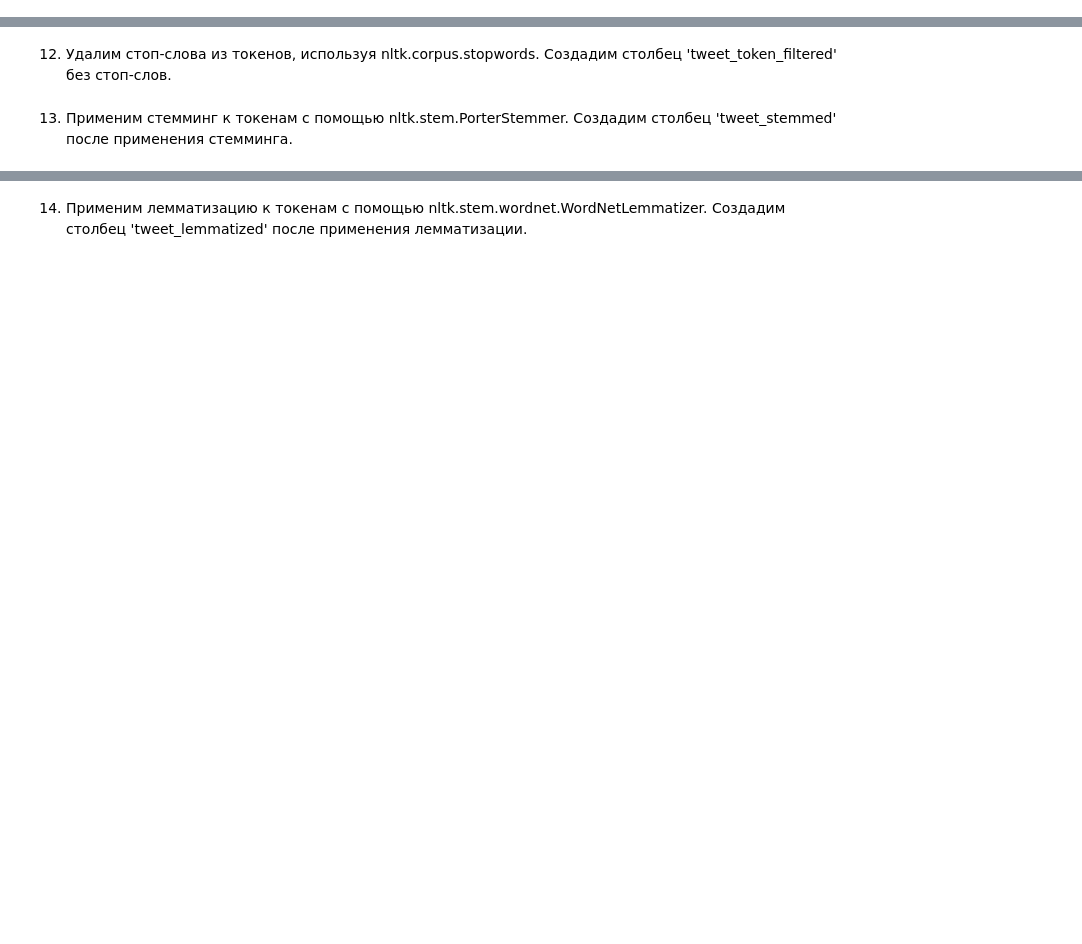
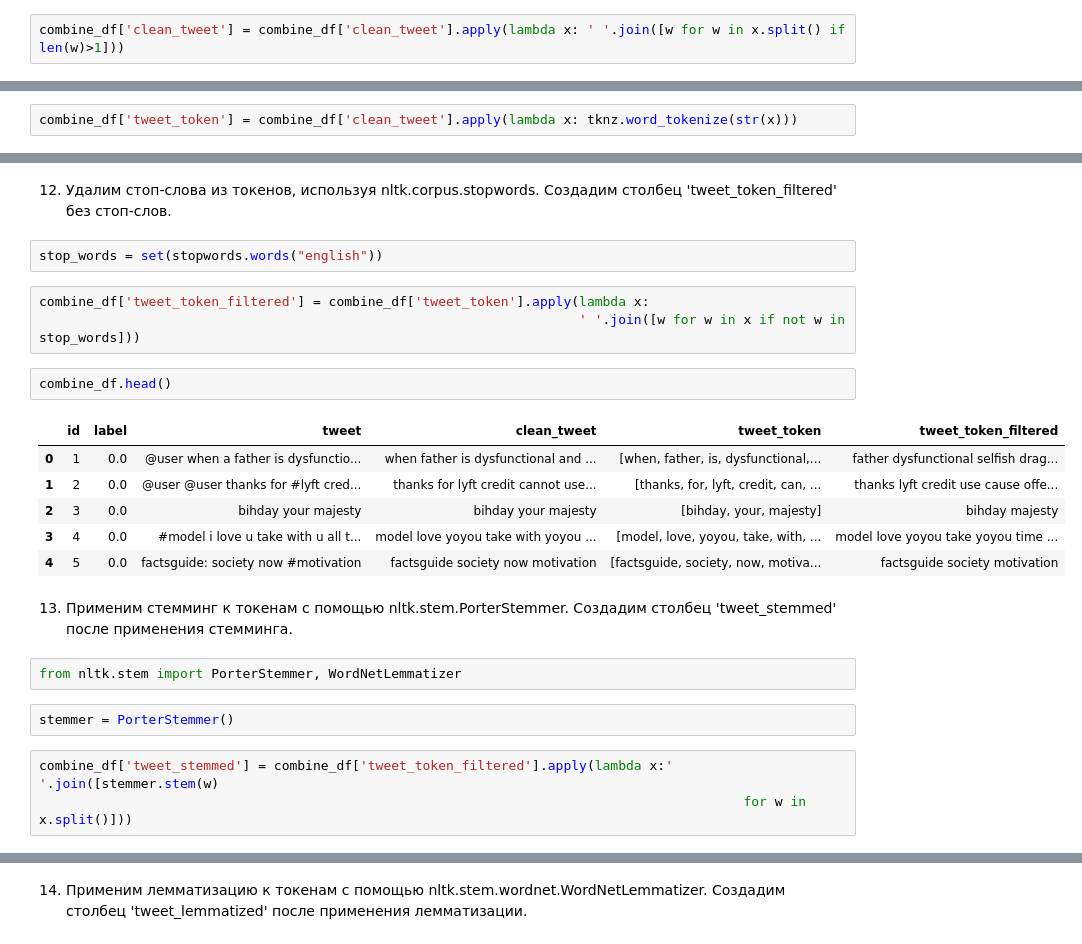
Before and after one commit to juliazhigaryova/NLP, a Jupyter notebook: hw_lesson_1.ipynb, the cells around one changed output, grey strips where cells are left out. Saved outputs shown, nothing was run; the diff lists cells and outputs as text; blank space fills up the shorter version.

```diff
--- a/hw_lesson_1.ipynb
+++ b/hw_lesson_1.ipynb
@@ -443,2 +498,4 @@ I cannot to be don't best nlp specialist in Russia I can't to be do not best nlp
 # %% [markdown]
 10. Удалим из текста слова длиной в 1 символ, используя ' '.join([w for w in x.split() if len(w)>1])
+# %%
+combine_df['clean_tweet'] = combine_df['clean_tweet'].apply(lambda x: ' '.join([w for w in x.split() if len(w)>1]))
@@ -445,2 +511,4 @@ I cannot to be don't best nlp specialist in Russia I can't to be do not best nlp
 # %% [markdown]
 11. Поделим твиты на токены с помощью nltk.tokenize.word_tokenize, создав новый столбец 'tweet_token'.
+# %%
+combine_df['tweet_token'] = combine_df['clean_tweet'].apply(lambda x: tknz.word_tokenize(str(x)))
@@ -447,4 +524,25 @@ I cannot to be don't best nlp specialist in Russia I can't to be do not best nlp
 # %% [markdown]
 12. Удалим стоп-слова из токенов, используя nltk.corpus.stopwords. Создадим столбец 'tweet_token_filtered' без стоп-слов.
+# %%
+stop_words = set(stopwords.words("english"))
+# %%
+combine_df['tweet_token_filtered'] = combine_df['tweet_token'].apply(lambda x:
+                                                                     ' '.join([w for w in x if not w in stop_words]))
+# %%
+combine_df.head()
+# %% [output]
+|  | id | label | tweet | clean_tweet | tweet_token | tweet_token_filtered |
+| 0 | 1 | 0.0 | @user when a father is dysfunctio... | when father is dysfunctional and ... | [when, father, is, dysfunctional,... | father dysfunctional selfish drag... |
+| 1 | 2 | 0.0 | @user @user thanks for #lyft cred... | thanks for lyft credit cannot use... | [thanks, for, lyft, credit, can, ... | thanks lyft credit use cause offe... |
+| 2 | 3 | 0.0 | bihday your majesty | bihday your majesty | [bihday, your, majesty] | bihday majesty |
+| 3 | 4 | 0.0 | #model i love u take with u all t... | model love yoyou take with yoyou ... | [model, love, yoyou, take, with, ... | model love yoyou take yoyou time ... |
+| 4 | 5 | 0.0 | factsguide: society now #motivation | factsguide society now motivation | [factsguide, society, now, motiva... | factsguide society motivation |
 # %% [markdown]
 13. Применим стемминг к токенам с помощью nltk.stem.PorterStemmer. Создадим столбец 'tweet_stemmed' после применения стемминга.
+# %%
+from nltk.stem import PorterStemmer, WordNetLemmatizer
+# %%
+stemmer = PorterStemmer()
+# %%
+combine_df['tweet_stemmed'] = combine_df['tweet_token_filtered'].apply(lambda x:' '.join([stemmer.stem(w)
+                                                                                          for w in x.split()]))
```
Also changed, not shown: parts of 22 cells of this notebook.
